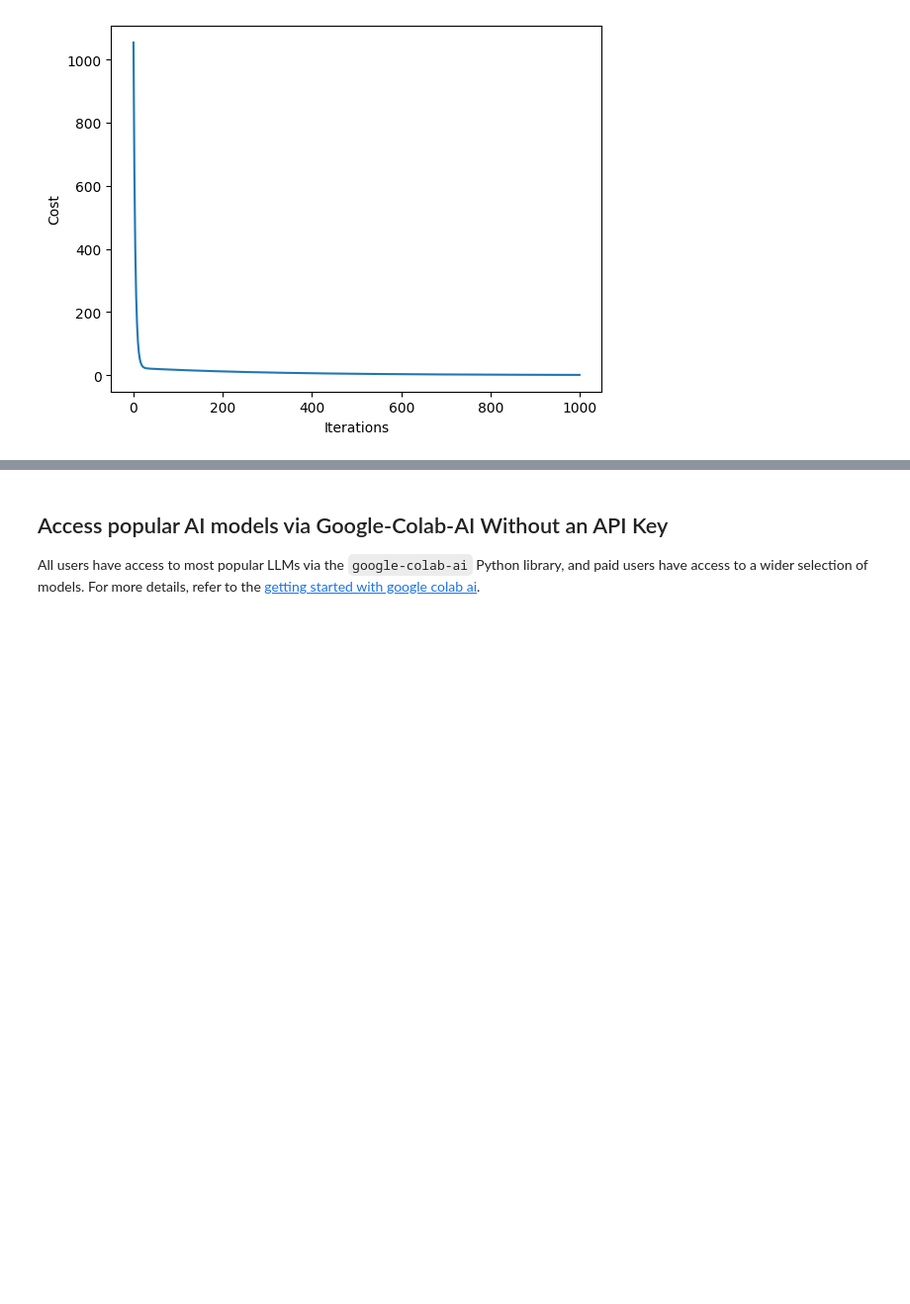
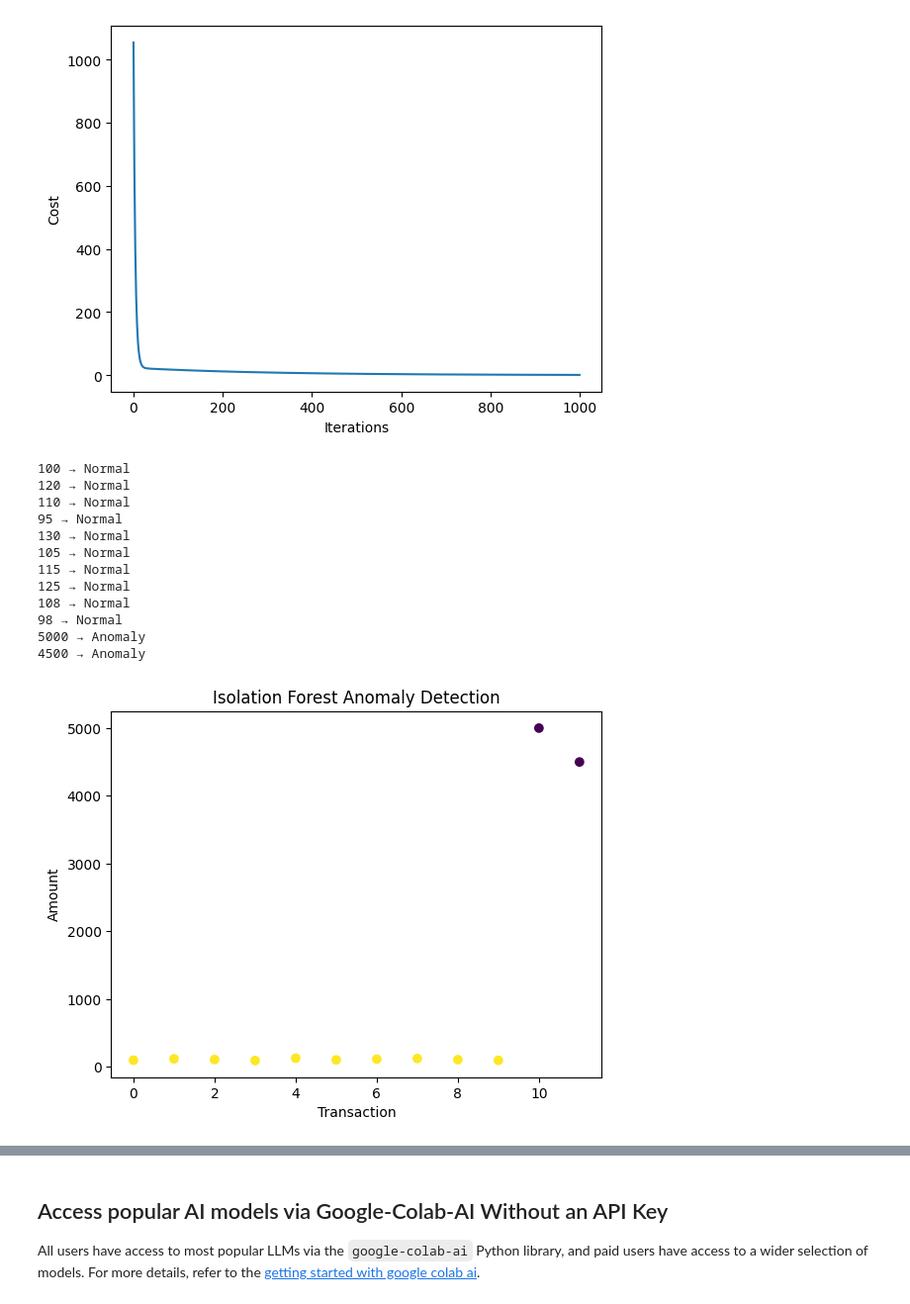
Before and after one commit to Gaddam-sowmya/MachineLearning_projects, a Jupyter notebook: Linear regression.ipynb, the cells around one changed output, grey strips where cells are left out. Shown at 99% size. Cells and saved outputs as stored; diff of their text form; code cells hidden in the pictures; blank space fills up the shorter version.

```diff
--- a/Linear regression.ipynb
+++ b/Linear regression.ipynb
@@ -103,6 +103,61 @@ Final Cost: 0.7904609910415477
 Predictions: [27.8691809  38.68548745 49.50179399 60.31810054 71.13440709]
 [figure]
 [figure]
+# %%
+import numpy as np
+import matplotlib.pyplot as plt
+from sklearn.ensemble import IsolationForest
+
+# Transaction amounts
+amounts = np.array([
+    100, 120, 110, 95, 130,
+    105, 115, 125, 108, 98,
+    5000, 4500
+])
+
+# Convert to 2D
+X = amounts.reshape(-1, 1)
+
+# Create model
+model = IsolationForest(
+    n_estimators=100,
+    contamination=0.15,
+    random_state=42
+)
+
+# Train
+model.fit(X)
+
+# Predict
+predictions = model.predict(X)
+
+# Display results
+for amount, prediction in zip(amounts, predictions):
+    if prediction == -1:
+        print(amount, "→ Anomaly")
+    else:
+        print(amount, "→ Normal")
+
+# Plot
+plt.scatter(range(len(amounts)), amounts, c=predictions)
+plt.xlabel("Transaction")
+plt.ylabel("Amount")
+plt.title("Isolation Forest Anomaly Detection")
+plt.show()
+# %% [output]
+100 → Normal
+120 → Normal
+110 → Normal
+95 → Normal
+130 → Normal
+105 → Normal
+115 → Normal
+125 → Normal
+108 → Normal
+98 → Normal
+5000 → Anomaly
+4500 → Anomaly
+[figure, added]
 # %% [markdown]
 ## Google Colab is available in VS Code!
 ![logo.webp](embedded-picture-1)
```
Also changed, not shown: parts of 1 cell of this notebook.
